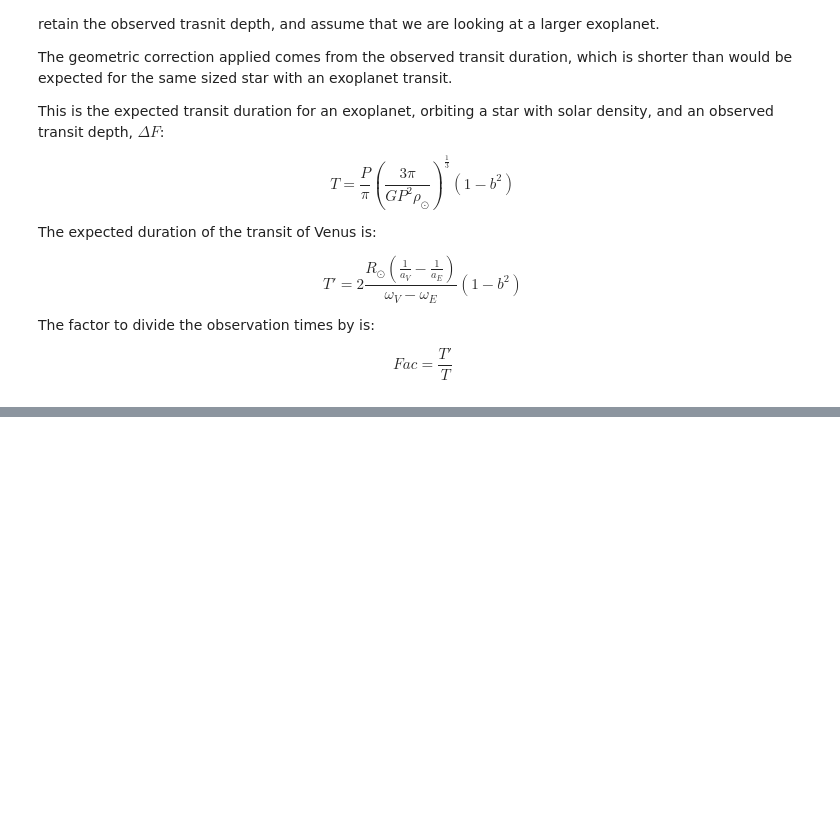
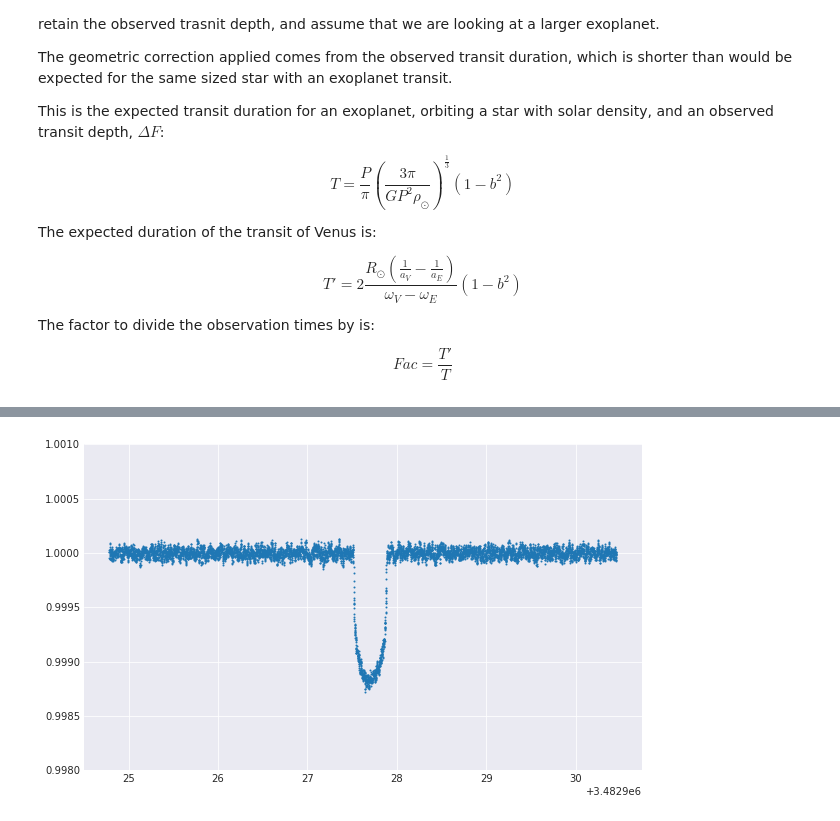
Before and after one commit to haykirstin/solar_venus, a Jupyter notebook: prepare_solar_data.ipynb, the cells around one changed output, grey strips where cells are left out. Drawn from its saved outputs; the diff is of its cells as text; code cells hidden in the pictures; blank space fills up the shorter version.

Commit message:
plotting updates

```diff
--- a/prepare_solar_data.ipynb
+++ b/prepare_solar_data.ipynb
@@ -276,8 +282,10 @@ print('exp_dur (days):',exp_dur/d_s)
 # %%
-with sb.axes_style():
+with sb.axes_style('darkgrid'):
     fig,axs = plt.subplots(1,1,figsize=(10,6))
     axs.scatter(times/(obs_dur/exp_dur),ys2/y_pred2,s=1)
     plt.setp(axs,ylim=[0.998,1.001])
+# %% [output]
+[figure, added]
 # %%
 dat = pd.DataFrame(np.vstack((times/(obs_dur/exp_dur),(ys2/y_pred2))).T,
                    columns=['times','flux'])
```
Also changed, not shown: parts of 6 cells of this notebook, 3 other files.
